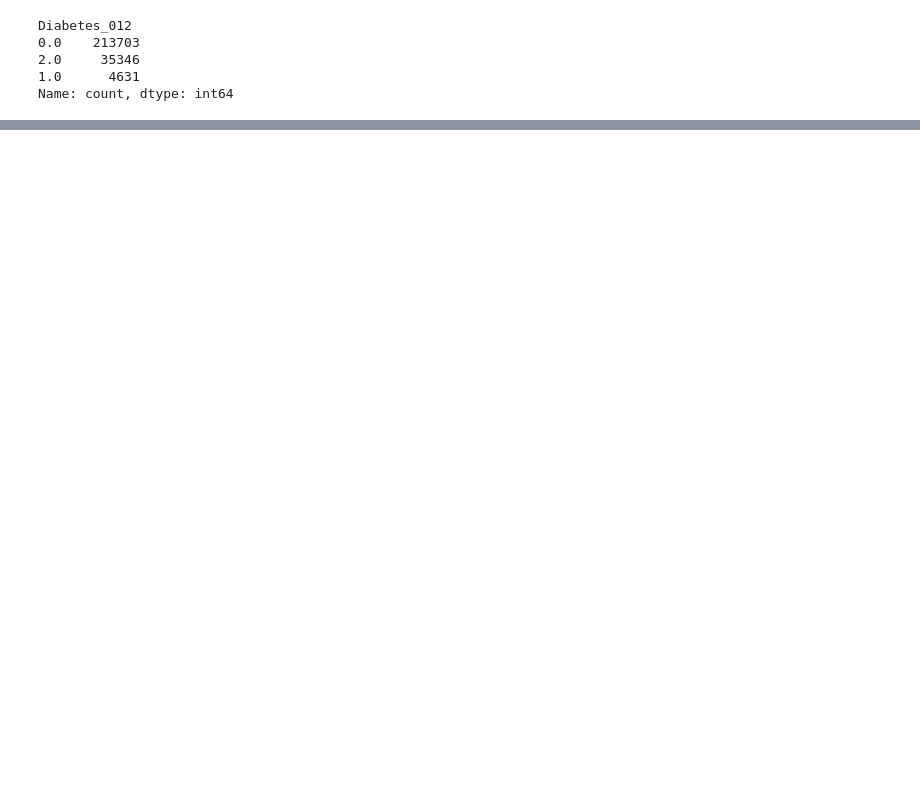
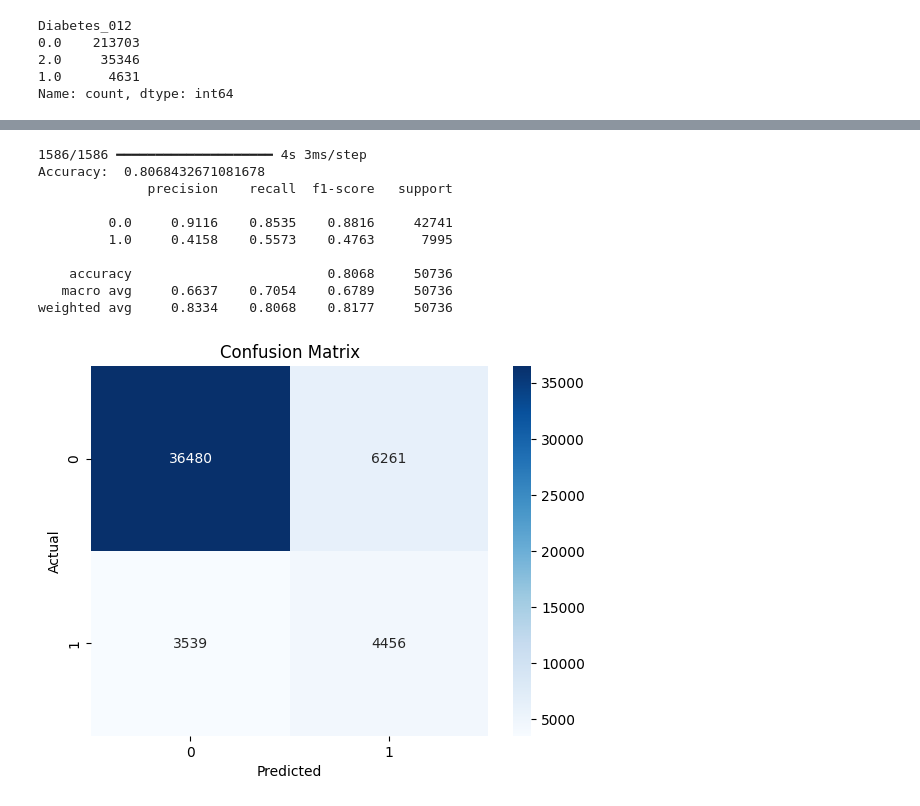
Before and after one commit to danisharain12/Diabetes-Health-Indicators-BRFSS2015-Classification-using-ANN, a Jupyter notebook: Diabaties Health Indicators BRFSS2015 Classification using ANN.ipynb, the cells around one changed output, grey strips where cells are left out. Drawn from its saved outputs; the diff is of its cells as text; code cells hidden in the pictures; blank space fills up the shorter version.

```diff
--- a/Diabaties Health Indicators BRFSS2015 Classification using ANN.ipynb
+++ b/Diabaties Health Indicators BRFSS2015 Classification using ANN.ipynb
@@ -209,0 +288,34 @@ Epoch 26/100
+# %%
+# Predict
+y_pred_probs = model.predict(X_test_scaled)
+y_pred = (y_pred_probs > 0.5).astype(int).flatten()
+
+
+
+# Classification Report
+from sklearn.metrics import classification_report, confusion_matrix, accuracy_score
+print("Accuracy: ", accuracy_score(y_test, y_pred))
+print(classification_report(y_test, y_pred, digits=4))
+
+# Confusion Matrix
+import seaborn as sns
+import matplotlib.pyplot as plt
+
+cm = confusion_matrix(y_test, y_pred)
+sns.heatmap(cm, annot=True, fmt='d', cmap='Blues', xticklabels=[0,1], yticklabels=[0,1])
+plt.xlabel("Predicted")
+plt.ylabel("Actual")
+plt.title("Confusion Matrix")
+plt.show()
+# %% [output]
+1586/1586 ━━━━━━━━━━━━━━━━━━━━ 4s 3ms/step
+Accuracy:  0.8068432671081678
+              precision    recall  f1-score   support
+
+         0.0     0.9116    0.8535    0.8816     42741
+         1.0     0.4158    0.5573    0.4763      7995
+
+    accuracy                         0.8068     50736
+   macro avg     0.6637    0.7054    0.6789     50736
+weighted avg     0.8334    0.8068    0.8177     50736
+[figure, added]
```
Also changed, not shown: parts of 23 cells of this notebook.
